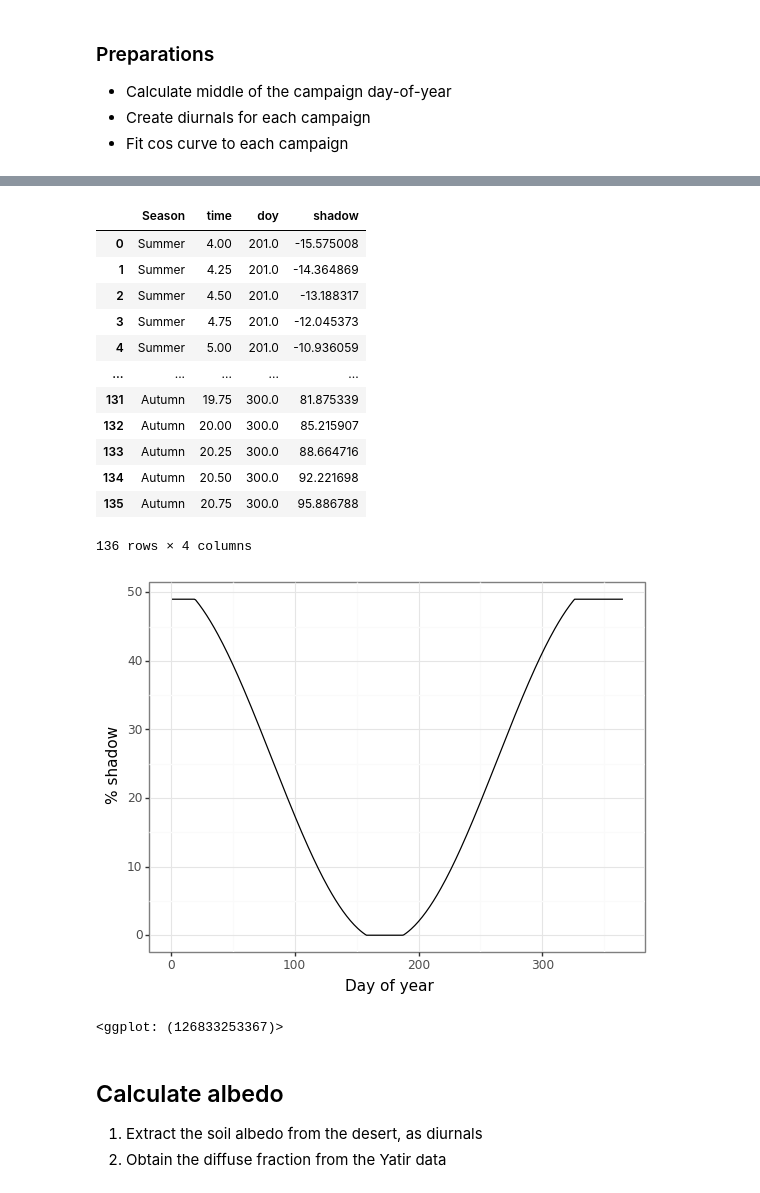
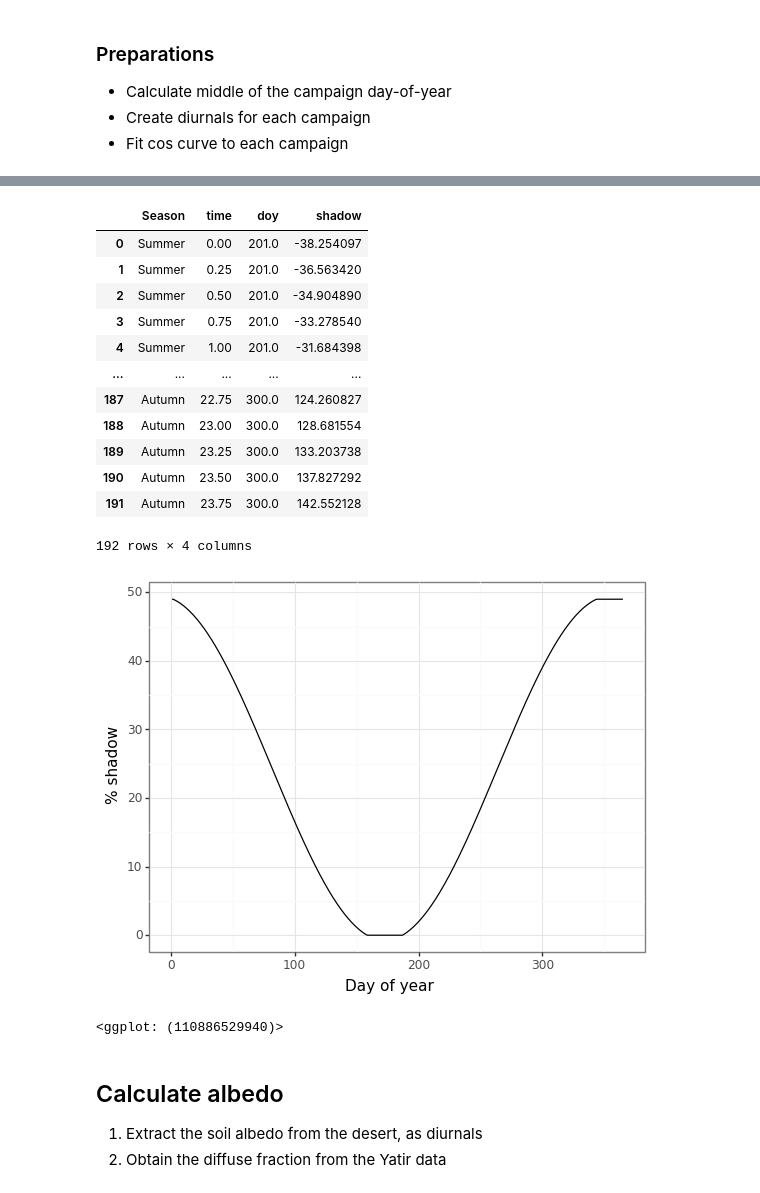
Before and after one commit to rafastern/Dryland_PV_vs_afforestation, a Jupyter notebook: codes/99_Supplement/12_spring_albedo_PV_field.ipynb, the cells around one changed output, grey strips where cells are left out. Cells and saved outputs as stored; diff of their text form; code cells hidden in the pictures.

```diff
--- a/codes/99_Supplement/12_spring_albedo_PV_field.ipynb
+++ b/codes/99_Supplement/12_spring_albedo_PV_field.ipynb
@@ -110,6 +110,12 @@ def load_percentage_manual(fn, silent=False):
     temp.reset_index(inplace=True)
     # Rename column
     temp.rename({'panels': 'panel'}, axis=1, inplace=True)
+    # Normalise % with panels = 51% (fixed)
+    shadow = temp['shadow']
+    soil   = temp['soil']
+    temp['panel'] = pv_percent
+    temp['shadow'] = shadow*(100-pv_percent)/(shadow + soil)
+    temp['soil']   = soil*(100-pv_percent)/(shadow + soil)
     return(temp)
 
 def load_meteo_stn(directory, silent=False):
@@ -385,43 +391,43 @@ print(plt)
 # %%
 # Create new df with some times of day for seasonal fitting
 #----------------------------------------------------------
 from itertools import product
 
 # Prepare dataframe
 seasons = ['Summer', 'Autumn']
-times = np.arange(4, 21, 0.25)
+times = np.arange(0, 24, 0.25)
 cols = list(product(seasons, times))
 t_df = pd.DataFrame(cols, columns=['Season','time'])
 
 # Fill with necessary information
 t_df['doy'] = np.nan
 t_df['shadow'] = np.nan
 shadow_perc = []
 for current_season in t_df['Season'].unique():
     current_doy = df_resampled.loc[df_resampled['Season'] == current_season, 'doy'].unique()[0]
     params = param_df.loc[param_df['Season'] == current_season]
     # Fit the curve
     shadow_perc = list(shadow_daily(t_df.loc[t_df['Season'] == current_season, 'time'],
                                               params['a'].values[0], params['b'].values[0], params['c'].values[0], params['d'].values[0]))
     t_df.loc[t_df['Season'] == current_season, 'doy'] = current_doy
     t_df.loc[t_df['Season'] == current_season, 'shadow'] = shadow_perc
     pass
 
 display(t_df)
 # %% [output]
 |  | Season | time | doy | shadow |
-| 0 | Summer | 4.00 | 201.0 | -15.575008 |
-| 1 | Summer | 4.25 | 201.0 | -14.364869 |
-| 2 | Summer | 4.50 | 201.0 | -13.188317 |
-| 3 | Summer | 4.75 | 201.0 | -12.045373 |
-| 4 | Summer | 5.00 | 201.0 | -10.936059 |
+| 0 | Summer | 0.00 | 201.0 | -38.254097 |
+| 1 | Summer | 0.25 | 201.0 | -36.563420 |
+| 2 | Summer | 0.50 | 201.0 | -34.904890 |
+| 3 | Summer | 0.75 | 201.0 | -33.278540 |
+| 4 | Summer | 1.00 | 201.0 | -31.684398 |
 | ... | ... | ... | ... | ... |
-| 131 | Autumn | 19.75 | 300.0 | 81.875339 |
-| 132 | Autumn | 20.00 | 300.0 | 85.215907 |
-| 133 | Autumn | 20.25 | 300.0 | 88.664716 |
-| 134 | Autumn | 20.50 | 300.0 | 92.221698 |
-| 135 | Autumn | 20.75 | 300.0 | 95.886788 |
+| 187 | Autumn | 22.75 | 300.0 | 124.260827 |
+| 188 | Autumn | 23.00 | 300.0 | 128.681554 |
+| 189 | Autumn | 23.25 | 300.0 | 133.203738 |
+| 190 | Autumn | 23.50 | 300.0 | 137.827292 |
+| 191 | Autumn | 23.75 | 300.0 | 142.552128 |
-136 rows × 4 columns
+192 rows × 4 columns
 # %%
 # Fit annual cosine curve
 #-------------------------
@@ -500,8 +506,8 @@ plt = plt + labs(x='Day of year', y='% shadow')
 plt = plt + theme_bw()
 print(plt)
 # %% [output]
-[figure, old version]
+[figure, new version]
-<ggplot: (126833253367)>
+<ggplot: (110886529940)>
 # %%
 # Save data
 def save_percentage_data(fn, temp):
```
Also changed, not shown: parts of 7 cells of this notebook, 2 other files.
